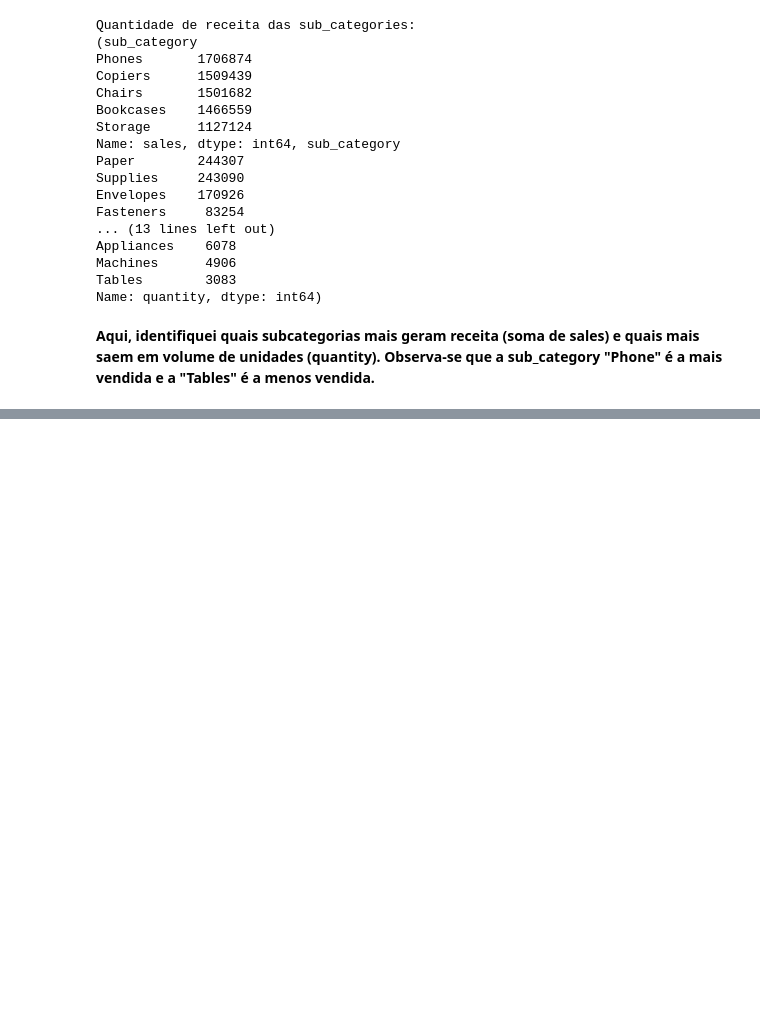
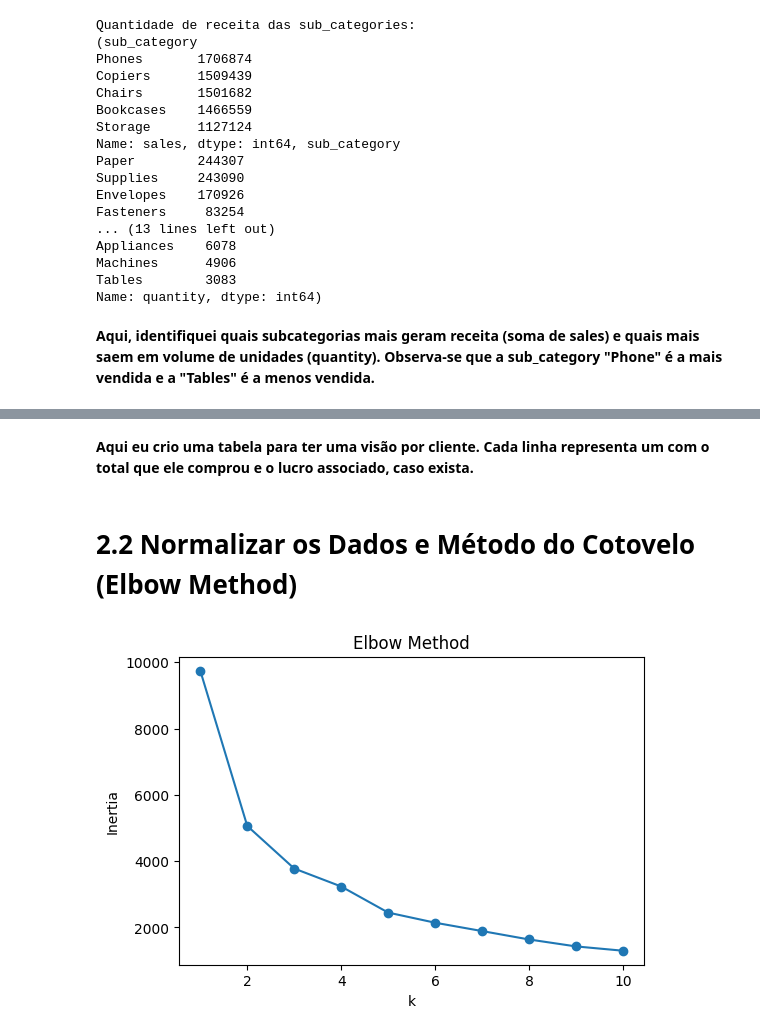
Before and after one commit to thiagoroncete/Trabalho-SuperStore, a Jupyter notebook: trabalho-cd.ipynb, the cells around one changed output, grey strips where cells are left out. Saved outputs shown, nothing was run; the diff lists cells and outputs as text; code cells hidden in the pictures; blank space fills up the shorter version.

```diff
--- a/trabalho-cd.ipynb
+++ b/trabalho-cd.ipynb
@@ -219,0 +222,8 @@ Observa-se que a sub_category "Phone" é a mais vendida e a "Tables" é a menos
+# %%
+# Preparar dados de cliente
+
+cols_for_group = ['customer_id', 'sales', 'profit']
+
+client_df = df[cols_for_group].groupby('customer_id').sum()
+
+cliente_df.head()
@@ -219,0 +238,26 @@ Observa-se que a sub_category "Phone" é a mais vendida e a "Tables" é a menos
+# %% [markdown]
+**Aqui eu crio uma tabela para ter uma visão por cliente. Cada linha representa um com o total que ele comprou e o lucro associado, caso exista.**
+# %% [markdown]
+# 2.2 Normalizar os Dados e Método do Cotovelo (Elbow Method)
+# %%
+# Elbow Method
+
+scaler = StandardScaler()
+client_scaled = scaler.fit_transform(client_df)
+
+inertia_values = []
+K_range = range(1,11)
+
+for k in K_range:
+    kmeans_tmp = KMeans(n_clusters=k, random_state=42, n_init='auto')
+    kmeans_tmp.fit(client_scaled)
+    inertia_values.append(kmeans_tmp.inertia_)
+
+plt.figure(figsize=(6,4))
+plt.plot(K_range, inertia_values, marker='o')
+plt.xlabel('k')
+plt.ylabel('Inertia')
+plt.title('Elbow Method')
+plt.show()
+# %% [output]
+[figure, added]
```
Also changed, not shown: parts of 10 cells of this notebook.
